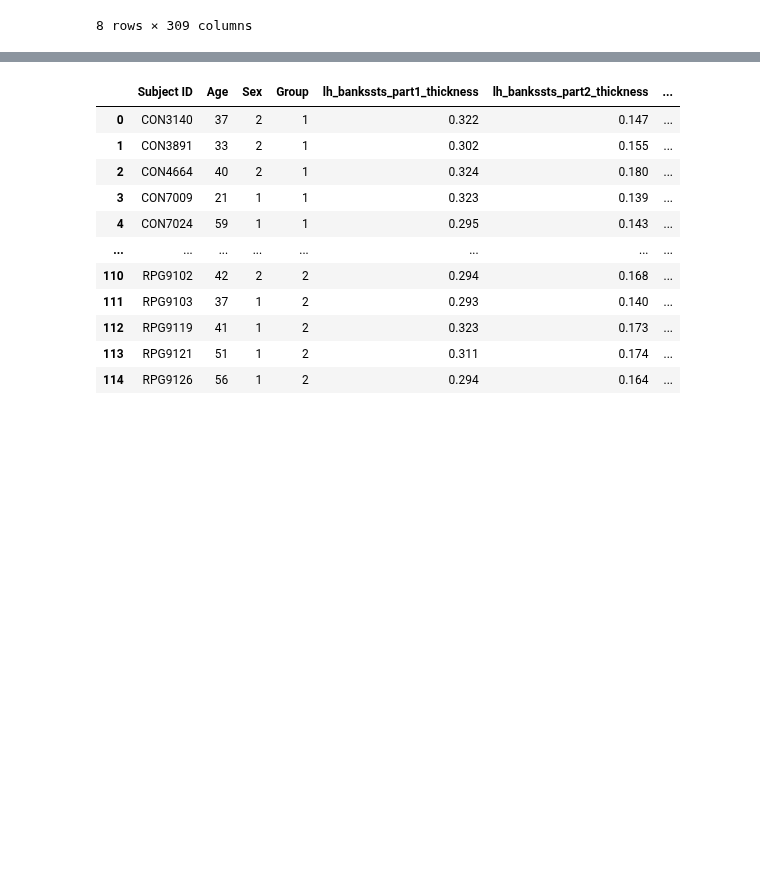
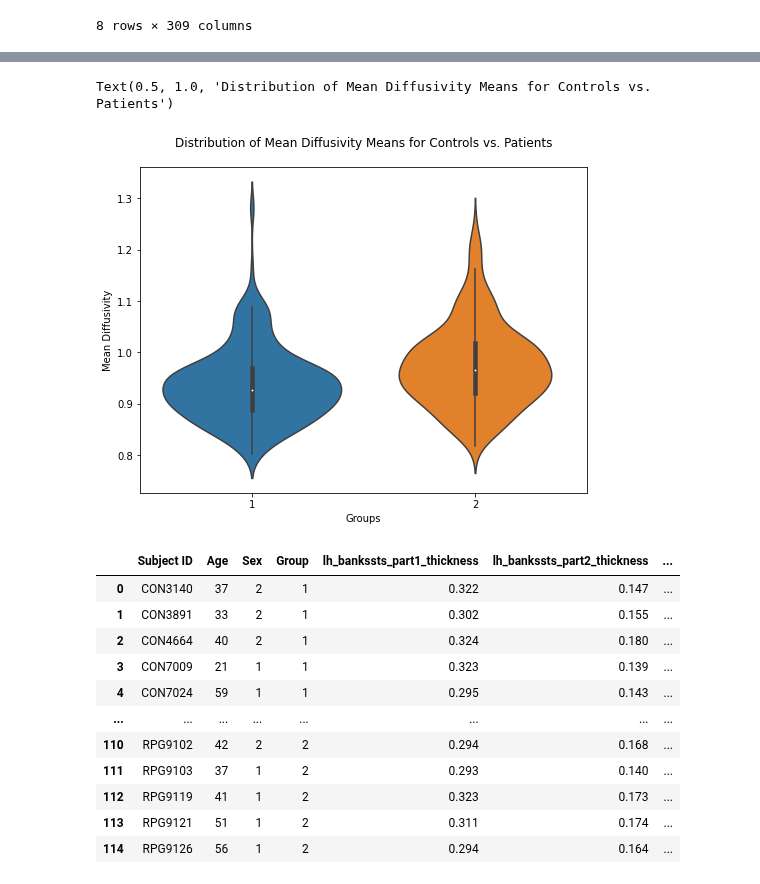
Before and after one commit to mello-y/MSc5_research_project, a Jupyter notebook: data/Data_exploration.ipynb, the cells around one changed output, grey strips where cells are left out. Drawn from its saved outputs; the diff is of its cells as text; code cells hidden in the pictures; blank space fills up the shorter version.

Commit message:
descriptive stats and plotting for MD and FA

```diff
--- a/data/Data_exploration.ipynb
+++ b/data/Data_exploration.ipynb
@@ -389,3 +389,7 @@ MD_Dublin_ad.describe()
 | 75% | 2.000000 | 0.918000 | 0.924000 | 0.903500 | 0.965500 | ... |
 | max | 2.000000 | 1.066000 | 1.155000 | 1.033000 | 1.181000 | ... |
 8 rows × 309 columns
+# %%
+#compute mean for patients and control in each brain region
+
+MD_df_mean = MD_Dublin_ad.groupby('Group').mean()
@@ -391,0 +415,4 @@ MD_Dublin_ad.describe()
+# %%
+#switch colums and rows
+
+MD_df_trans = MD_df_mean.T
@@ -392,3 +435,13 @@ MD_Dublin_ad.describe()
+# %%
+#plot the MD
+
+plt.figure(figsize=(8,6))
+ax = sb.violinplot(data=MD_df_trans)
+ax.set(xlabel='Groups', ylabel='Mean Diffusivity')
+plt.title("Distribution of Mean Diffusivity Means for Controls vs. Patients", pad = '20')
+# %% [output]
+Text(0.5, 1.0, 'Distribution of Mean Diffusivity Means for Controls vs. Patients')
+[figure, added]
 # %%
 FA_Dublin
 # %% [output]
```
Also changed, not shown: parts of 20 cells of this notebook.
